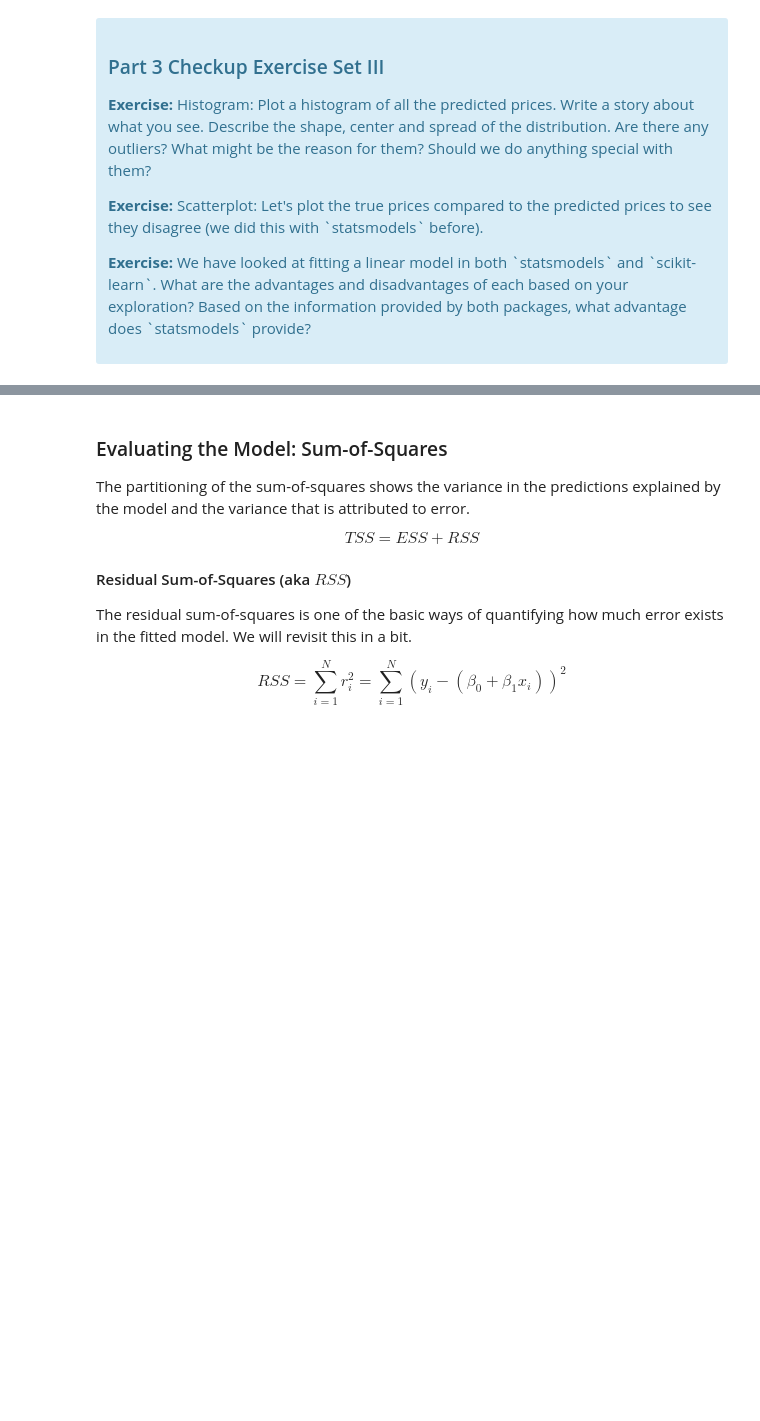
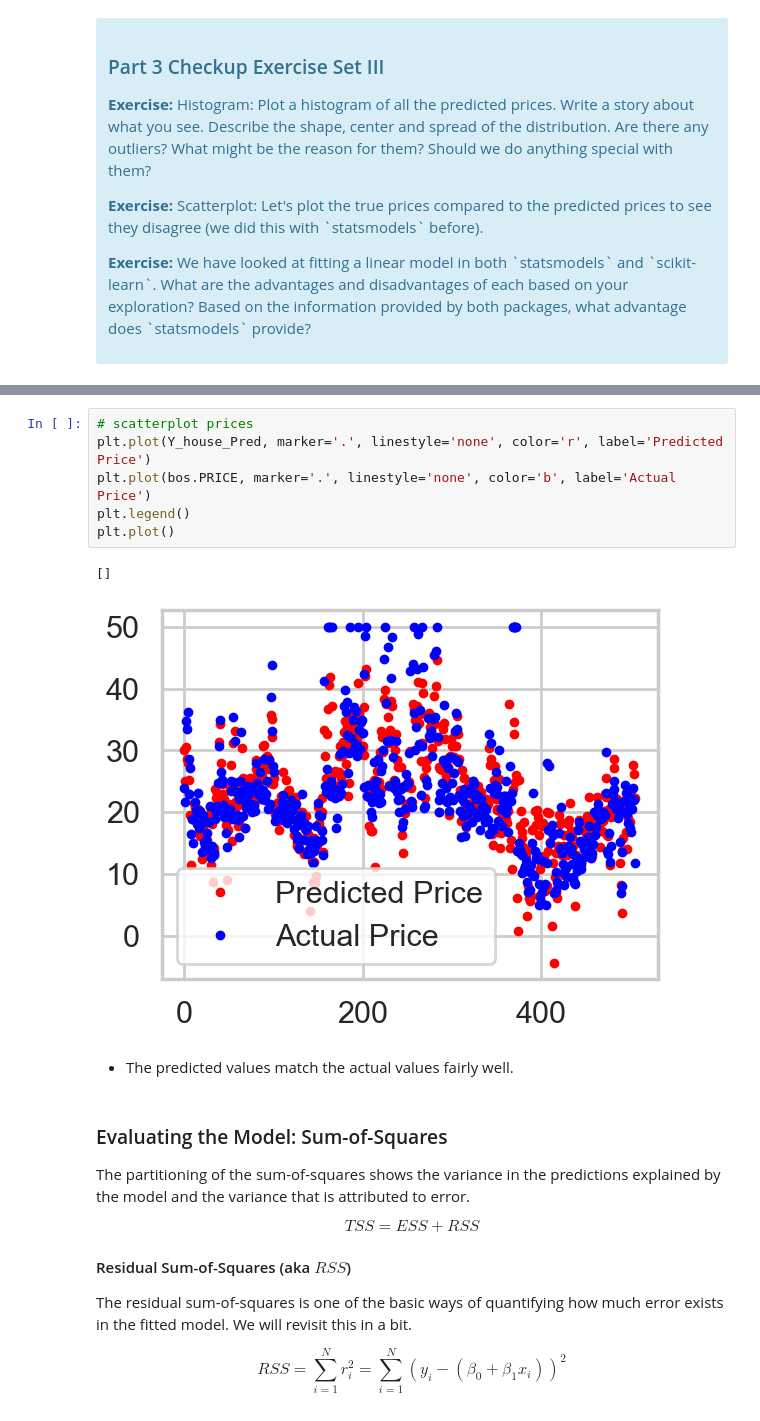
Before and after one commit to mdgarber/BostonHousing, a Jupyter notebook: 1723209039_Case_Study_-_Boston_Housing_Instructions/Case Study - Boston Housing/Mini_Project_Linear_Regression.ipynb, the cells around one changed output, grey strips where cells are left out. Cells and saved outputs as stored; diff of their text form; blank space fills up the shorter version.

```diff
--- a/1723209039_Case_Study_-_Boston_Housing_Instructions/Case Study - Boston Housing/Mini_Project_Linear_Regression.ipynb
+++ b/1723209039_Case_Study_-_Boston_Housing_Instructions/Case Study - Boston Housing/Mini_Project_Linear_Regression.ipynb
@@ -527,3 +550,14 @@ array([30.00384338, 25.02556238, 30.56759672, 28.60703649, 27.94352423])
+# %%
+# scatterplot prices
+plt.plot(Y_house_Pred, marker='.', linestyle='none', color='r', label='Predicted Price')
+plt.plot(bos.PRICE, marker='.', linestyle='none', color='b', label='Actual Price')
+plt.legend()
+plt.plot()
+# %% [output]
+[]
+[figure, added]
+# %% [markdown]
+- The predicted values match the actual values fairly well.
 # %% [markdown]
 ### Evaluating the Model: Sum-of-Squares
 
```
Also changed, not shown: parts of 8 cells of this notebook.
